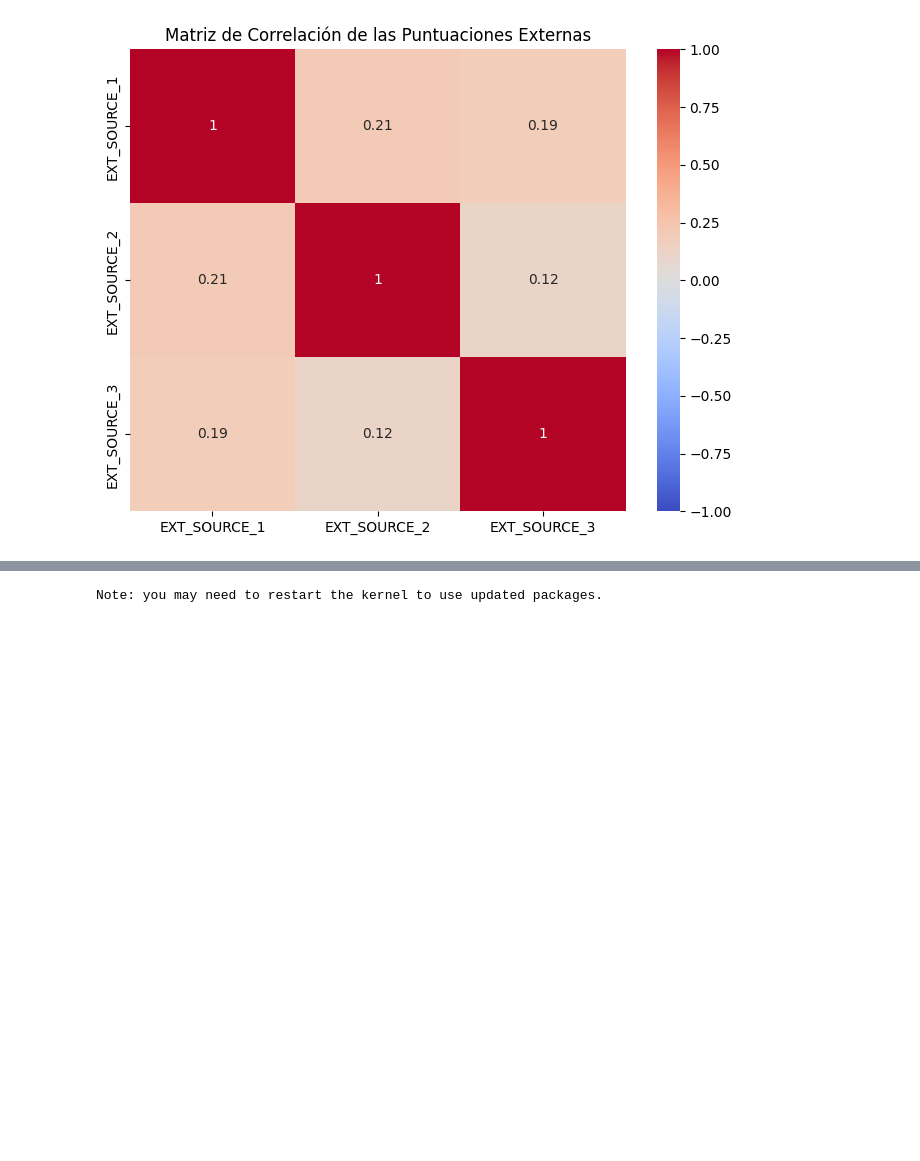
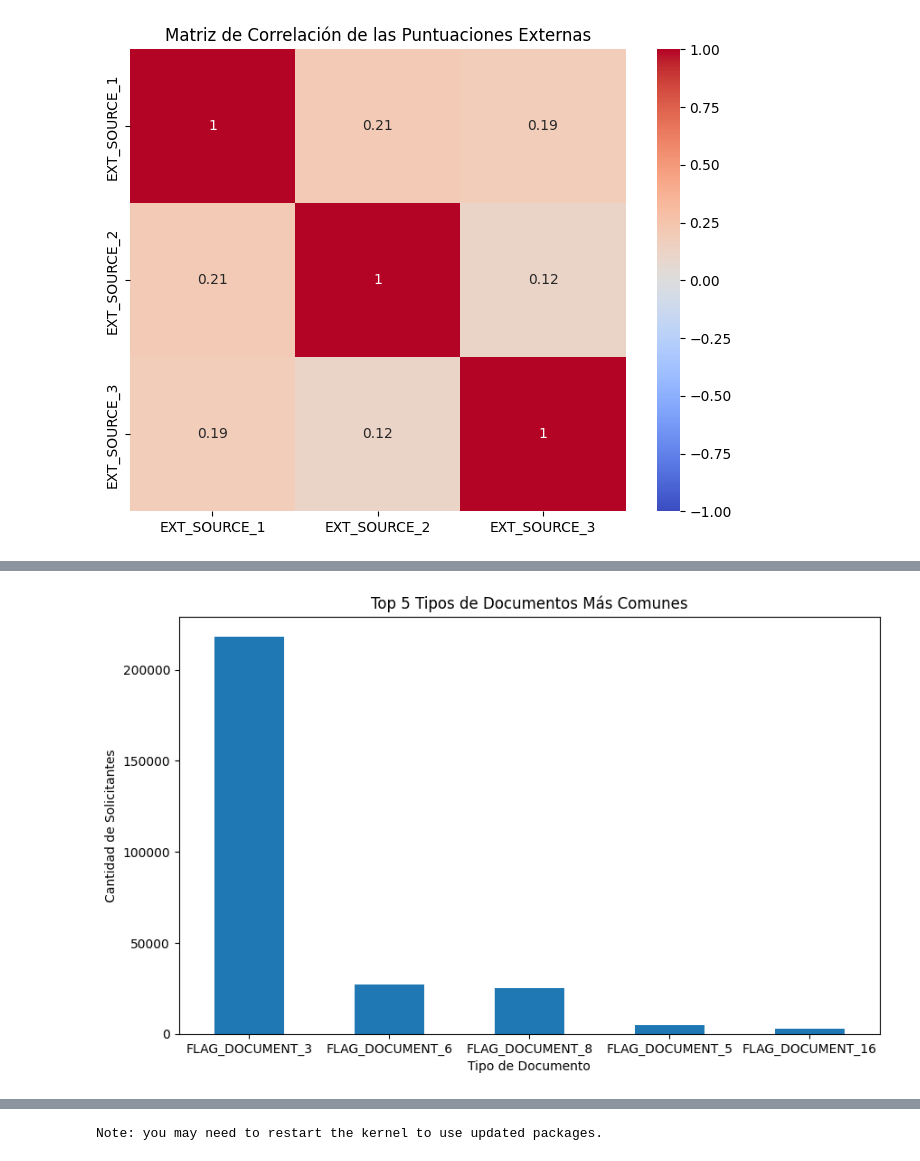
Before and after one commit to davidsosaolea/Home_Credit_Default_Risk, a Jupyter notebook: EDA_Home_Credit_Default_Risk.ipynb, the cells around one changed output, grey strips where cells are left out. Cells and saved outputs as stored; diff of their text form; code cells hidden in the pictures; blank space fills up the shorter version.

```diff
--- a/EDA_Home_Credit_Default_Risk.ipynb
+++ b/EDA_Home_Credit_Default_Risk.ipynb
@@ -603,0 +678,11 @@ plt.show()
+# %%
+# Crear un DataFrame con los tipos de documento y contar la frecuencia
+document_columns = ['FLAG_DOCUMENT_2', 'FLAG_DOCUMENT_3', 'FLAG_DOCUMENT_4', 'FLAG_DOCUMENT_5', 'FLAG_DOCUMENT_6',
+                    'FLAG_DOCUMENT_7', 'FLAG_DOCUMENT_8', 'FLAG_DOCUMENT_9', 'FLAG_DOCUMENT_10', 'FLAG_DOCUMENT_11',
+                    'FLAG_DOCUMENT_12', 'FLAG_DOCUMENT_13', 'FLAG_DOCUMENT_14', 'FLAG_DOCUMENT_15', 'FLAG_DOCUMENT_16',
+                    'FLAG_DOCUMENT_17', 'FLAG_DOCUMENT_18', 'FLAG_DOCUMENT_19', 'FLAG_DOCUMENT_20', 'FLAG_DOCUMENT_21']
+
+document_counts = df[document_columns].sum()
+
+# Mostrar los resultados
+print(document_counts)
@@ -603,0 +707,14 @@ plt.show()
+# %%
+# Obtener los x top
+top_5_documents = document_counts.nlargest(5)
+
+# Crear un gráfico de barras para los 5 tipos de documentos más comunes
+plt.figure(figsize=(10, 6))
+top_5_documents.plot(kind='bar')
+plt.title('Top 5 Tipos de Documentos Más Comunes')
+plt.xlabel('Tipo de Documento')
+plt.ylabel('Cantidad de Solicitantes')
+plt.xticks(rotation=0)  # Rotar las etiquetas del eje x para mayor legibilidad
+plt.show()
+# %% [output]
+[figure, added]
```
Also changed, not shown: parts of 14 cells of this notebook, 1 other file.
